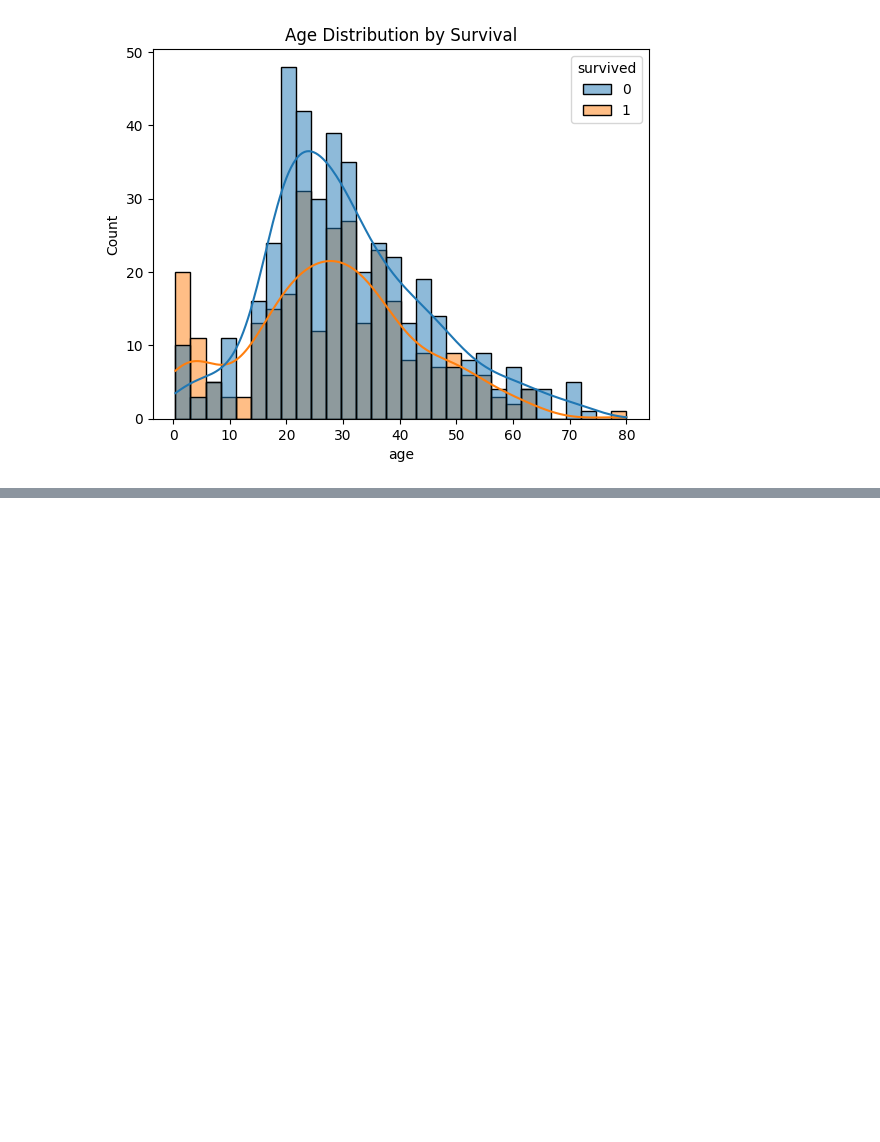
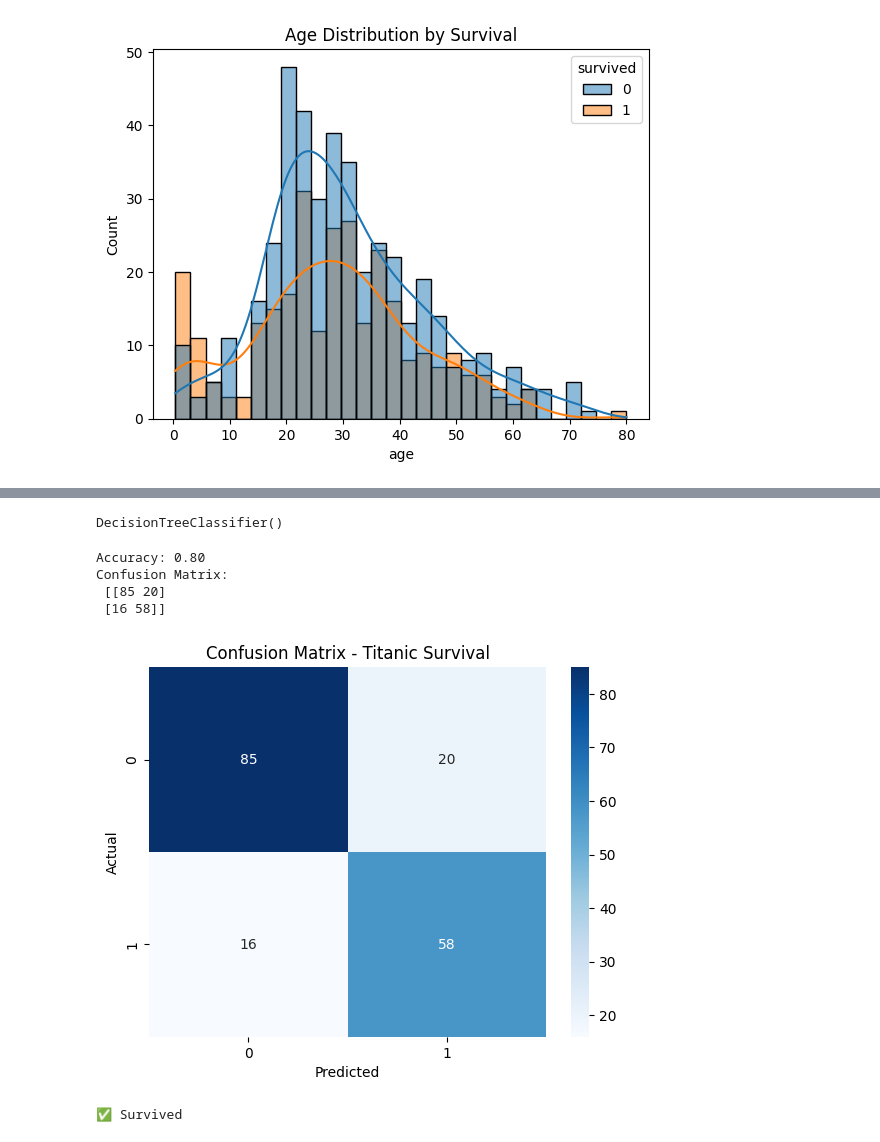
Before and after one commit to tashfeen786/MachineLearningInternshipProject, a Jupyter notebook: Week01_Task_No_02.ipynb, the cells around one changed output, grey strips where cells are left out. Cells and saved outputs as stored; diff of their text form; code cells hidden in the pictures; blank space fills up the shorter version.

```diff
--- a/Week01_Task_No_02.ipynb
+++ b/Week01_Task_No_02.ipynb
@@ -104,0 +164,44 @@ from sklearn.impute import SimpleImputer
+# %%
+# Define feature and target
+x = data.drop('survived', axis = 1)
+y = data['survived']
+# %%
+# Data split into Training and testing sets
+
+x_train, x_test, y_train, y_test = train_test_split(x, y, test_size = 0.2, random_state = 42)
+# %%
+#Train the Decision Tree Classifier model
+model = DecisionTreeClassifier()
+model.fit(x_train, y_train)
+# %% [output]
+DecisionTreeClassifier()
+# %%
+import numpy as np
+from sklearn.metrics import confusion_matrix, accuracy_score
+
+# Predict and evaluate the model
+y_pred = model.predict(x_test)
+accuracy = accuracy_score(y_test, y_pred)
+conf_matrix = confusion_matrix(y_test, y_pred)
+
+print(f"Accuracy: {accuracy:.2f}")
+print("Confusion Matrix:\n", conf_matrix)
+# %% [output]
+Accuracy: 0.80
+Confusion Matrix:
+ [[85 20]
+ [16 58]]
+# %%
+sns.heatmap(conf_matrix, annot=True, fmt="d", cmap="Blues")
+plt.xlabel('Predicted')
+plt.ylabel('Actual')
+plt.title('Confusion Matrix - Titanic Survival')
+plt.show()
+# %% [output]
+[figure, added]
+# %%
+new_passenger = [[2, 1, 28, 0, 0, 20.0, 0]]
+survival = model.predict(new_passenger)
+print("✅ Survived" if survival[0] == 1 else "❌ Did Not Survive")
+# %% [output]
+✅ Survived
```
Also changed, not shown: parts of 4 cells of this notebook.
